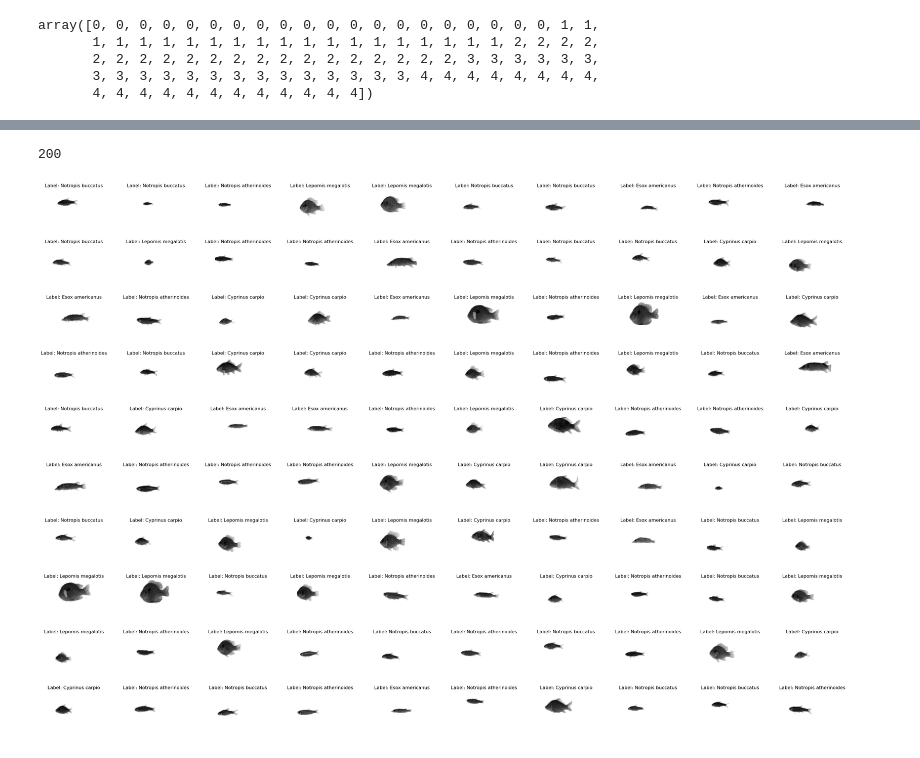
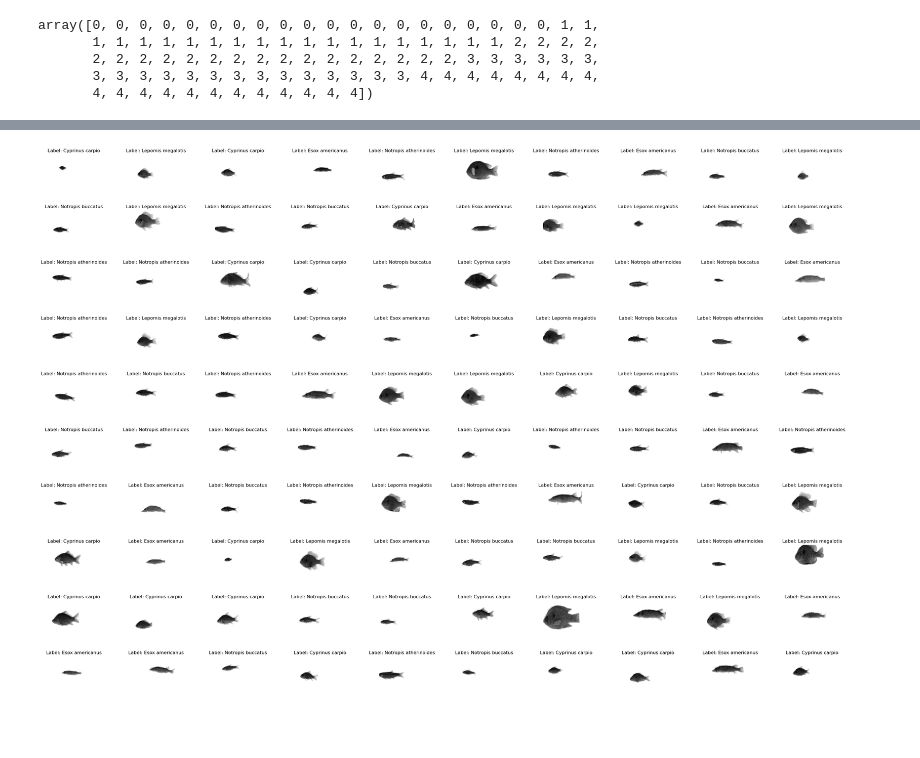
Before and after one commit to marciosferreira/fish_classification, a Jupyter notebook: tulane_best_presentation_3.ipynb, the cells around one changed output, grey strips where cells are left out. Cells and saved outputs as stored; diff of their text form; code cells hidden in the pictures.

```diff
--- a/tulane_best_presentation_3.ipynb
+++ b/tulane_best_presentation_3.ipynb
@@ -453,3 +398,18 @@ for model in models:
+# %%
+# Data augmentation apenas no conjunto de treino
+train_datagen = ImageDataGenerator(
+    preprocessing_function=custom_brightness_adjustment,
+    rotation_range=5,        # Rotação aleatória de até 5 graus
+    width_shift_range=0.1,    # Deslocamento horizontal aleatório
+    height_shift_range=0.05,   # Deslocamento vertical aleatório
+    horizontal_flip=False,     # Inverter aleatoriamente as imagens horizontalmente
+    vertical_flip=False,
+    fill_mode='nearest'       # Modo de preenchimento para áreas fora da imagem original
+)
+
+
+# Criando um gerador
+train_generator_plot = train_datagen.flow(X, y, batch_size=100)
 # %%
 def onehot_to_name(label, label_dict):
     # Encontra o índice do valor máximo (que será 1 em um vetor one-hot)
@@ -460,39 +420,34 @@ def onehot_to_name(label, label_dict):
             return name
 import matplotlib.pyplot as plt
 
 # Pegar um lote de imagens do augmented_data
-augmented_images, augmented_labels = next(train_generator)
 
-# Suponha que você tenha um total de 1000 imagens e um tamanho de batch de 10
 total_images = 100
-batch_size = 5
+batch_size = 10
 num_batches = total_images // batch_size
 
 all_images = []
 all_labels = []
 
 for _ in range(num_batches):
-    images, labels = next(train_generator)
+    images, labels = next(train_generator_plot)
     all_images.extend(images)
     all_labels.extend(labels)
 
-# Agora, all_images e all_labels contém todas as imagens e rótulos de todos os batches
+# Agora, all_images e all_labels contêm todas as imagens e rótulos de todos os batches
 
 num_rows = 10
 num_cols = 10
 num_images_to_show = num_rows * num_cols
 
 plt.figure(figsize=(30, 20))  # Ajuste o tamanho da figura conforme necessário
-print(len(all_images))
-
 for i in range(num_images_to_show):
     plt.subplot(num_rows, num_cols, i+1)
     plt.imshow(all_images[i], cmap="gray")
     species_name = onehot_to_name(all_labels[i], label_dict)
     plt.title(f"Label: {species_name}")
     plt.axis('off')
 plt.tight_layout()
 plt.show()
 # %% [output]
-200
-[figure, old version]
+[figure, new version]
```
Also changed, not shown: parts of 11 cells of this notebook.
